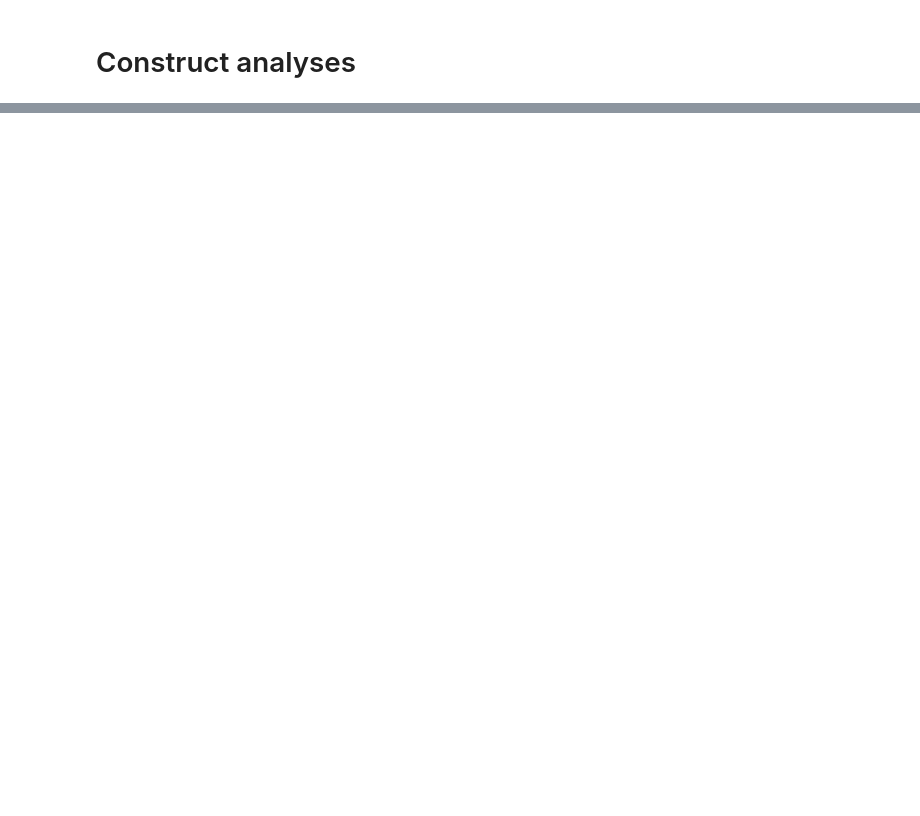
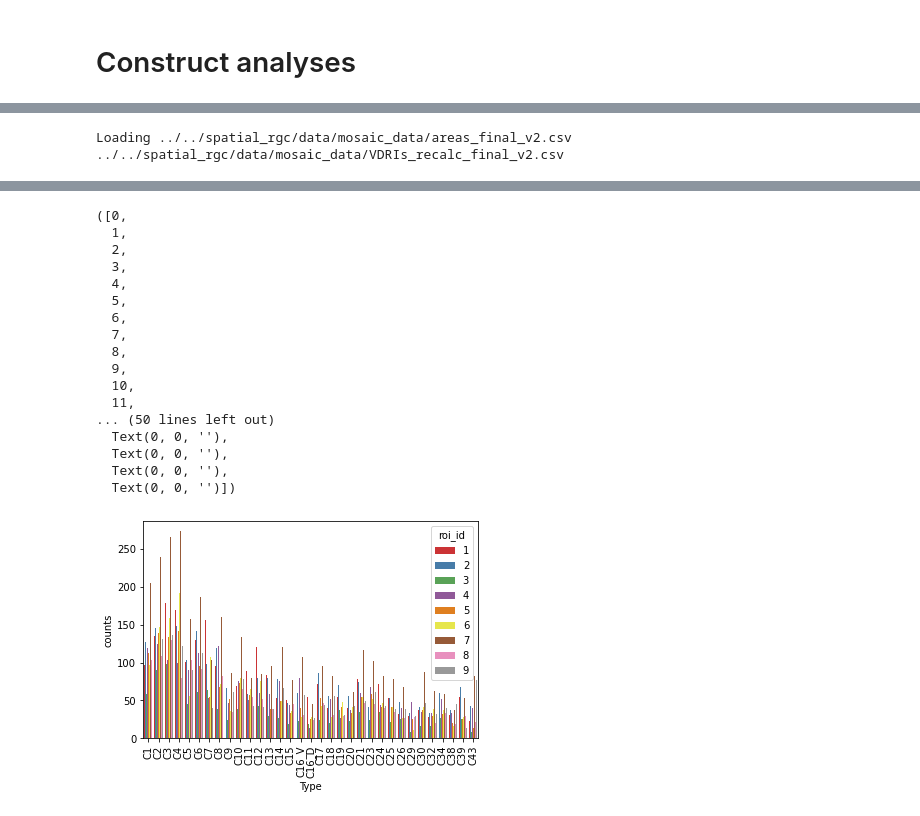
Before and after one commit to shekharlab/SpatialRGC, a Jupyter notebook: spatial_rgc/notebook_scripts/mosaic_analysis.ipynb, the cells around one changed output, grey strips where cells are left out. Cells and saved outputs as stored; diff of their text form; code cells hidden in the pictures; blank space fills up the shorter version.

```diff
--- a/spatial_rgc/notebook_scripts/mosaic_analysis.ipynb
+++ b/spatial_rgc/notebook_scripts/mosaic_analysis.ipynb
@@ -860,0 +1104,2 @@ quant_mosaic(df_t,order,figsize=(2,1.25),pairs=pairs,ylim=(0,6),output_f=os.path
+# %%
+do_NNRI_simulation(adata,ctypes=['RGC','Amacrine'],shuffle_key='class',group_key='group',group='Neuronal',filt=filt1,examples=examples,polys=polys,ri_f='NNRI_filt1_RGCvAC.csv',dist_f='dist_filt1_RGCvAC.csv',include_boundary_cells=False)
@@ -860,0 +1138,5 @@ quant_mosaic(df_t,order,figsize=(2,1.25),pairs=pairs,ylim=(0,6),output_f=os.path
+# %%
+for j in range(2,8):
+    key = f'C1-{j}'
+    create_mappings(adata.obs,group_key=f'final_assignment{suffix}',new_group_key='RGC_ensemble',group_dict={f'C{i}':key for i in range(1,j)},default_group=f'Not {key}')
+    do_NNRI_simulation(adata,ctypes=[key],shuffle_key='RGC_ensemble',group_key='class',group='RGC',filt=filt1,examples=examples,polys=polys,ri_f=f'NNRI_filt1_{key}.csv',dist_f=f'dist_filt1_{key}.csv',include_boundary_cells=False)
@@ -860,0 +1549,4 @@ quant_mosaic(df_t,order,figsize=(2,1.25),pairs=pairs,ylim=(0,6),output_f=os.path
+# %%
+key = f'C1-C2'
+create_mappings(adata.obs,group_key=f'final_assignment{suffix}',new_group_key='RGC_ensemble',group_dict={'C1':key,'C2':key},default_group=f'Not {key}')
+do_NNRI_simulation(adata,ctypes=[key],shuffle_key='RGC_ensemble',group_key='class',group='RGC',filt=filt1,examples=examples,polys=polys,ri_f=f'NNRI_filt1_{key}.csv',dist_f=f'dist_filt1_{key}.csv')
@@ -860,0 +1583,11 @@ quant_mosaic(df_t,order,figsize=(2,1.25),pairs=pairs,ylim=(0,6),output_f=os.path
+# %%
+#Run once for VDRI
+trials = ['final_v2']
+
+for trial in trials:
+    input_f = os.path.join(MOSAIC_DATA_DIR,"{}_{}.csv").format("areas",trial)
+    output_f = os.path.join(MOSAIC_DATA_DIR,"VDRIs_recalc_{}.csv").format(trial)
+    print("Loading", input_f,output_f)
+    reprocess(input_f,output_f,key='VDRI',m_key='areas',abbrev_key='areas')
+# %% [output]
+Loading ../../spatial_rgc/data/mosaic_data/areas_final_v2.csv ../../spatial_rgc/data/mosaic_data/VDRIs_recalc_final_v2.csv
@@ -860,0 +1739,38 @@ quant_mosaic(df_t,order,figsize=(2,1.25),pairs=pairs,ylim=(0,6),output_f=os.path
+# %%
+#Get counts for each type in each ROI
+cmap=plt.get_cmap('Set1')
+df = adata.obs
+counts_df = []
+examples = [[3,0,0],[3,1,0],[5,0,0],[5,1,0],[5,1,1],[5,1,2],[7,0,0],[7,1,0],[16,3,0]]
+ROI_TO_ID = {"rn16_rg3_ex0":1,"rn3_rg0_ex0":2,"rn3_rg1_ex0":3,"rn5_rg0_ex0":4,"rn5_rg1_ex0":5,"rn5_rg1_ex1":6,"rn5_rg1_ex2":7,"rn7_rg0_ex0":8,"rn7_rg1_ex0":9}
+id_cmap = {i+1:cmap(i) for i in range(len(ROI_TO_ID))}
+for run,region,ex in examples:
+    sample_poly = sg.Polygon(good_ROI[run][region][ex])
+    xl,yl,xu,yu = np.round(list(sample_poly.bounds))
+
+    #First, get counts without removing filters
+    filt = (df['class']=='RGC') & df['realigned_center_x'].between(xl,xu) & df['realigned_center_y'].between(yl,yu) & (df['region']==region) &(df['run']==run)
+    df_s = df[filt]
+    #sns.scatterplot(df_s,x='realigned_center_x',y='realigned_center_y',hue='Keep',s=1)
+    df_s['final_assignment'] = df_s['final_assignment'].astype(str)
+    c_df = df_s['final_assignment'].value_counts().reset_index(name='counts')
+    c_df['roi_id'] = ROI_TO_ID["rn{}_rg{}_ex{}".format(run,region,ex)]
+
+    #Second, get counts with removing filters
+    df_s = df[filt & df['Keep']]
+    df_s['final_assignment'] = df_s['final_assignment'].astype(str)
+    c_df2 = df_s['final_assignment'].value_counts().reset_index(name='filt_counts')
+    c_df2['roi_id'] = ROI_TO_ID["rn{}_rg{}_ex{}".format(run,region,ex)]
+
+    c_df = c_df2.merge(c_df,on=['roi_id','index'])
+
+    counts_df.append(c_df)
+    plt.show()
+
+
+counts_df = pd.concat(counts_df,ignore_index=True)
+counts_df.rename(columns={'index':'Type'},inplace=True)
+
+sns.barplot(counts_df[~counts_df['Type'].isin(['Amacrine','Non-neuronal','Low quality neuronal','SAC'])],x='Type',y='counts',hue='roi_id',palette=id_cmap,order=['C1', 'C2', 'C3', 'C4', 'C5', 'C6', 'C7', 'C8', 'C9', 'C10', 'C11', 'C12', 'C13', 'C14', 'C15', 'C16_V', 'C16_D', 'C17', 'C18', 'C19', 'C20', 'C21', 'C23', 'C24', 'C25', 'C26', 'C29', 'C30', 'C32', 'C34', 'C38', 'C39', 'C43'])
+plt.xticks(rotation=90)
+# %% [output]
@@ -860,0 +1794,18 @@ quant_mosaic(df_t,order,figsize=(2,1.25),pairs=pairs,ylim=(0,6),output_f=os.path
+([0,
+  1,
+  2,
+  3,
+  4,
+  5,
+  6,
+  7,
+  8,
+  9,
+  10,
+  11,
+... (50 lines left out)
+  Text(0, 0, ''),
+  Text(0, 0, ''),
+  Text(0, 0, ''),
+  Text(0, 0, '')])
+[figure, added]
```
Also changed, not shown: parts of 71 cells of this notebook, 2 other files.
